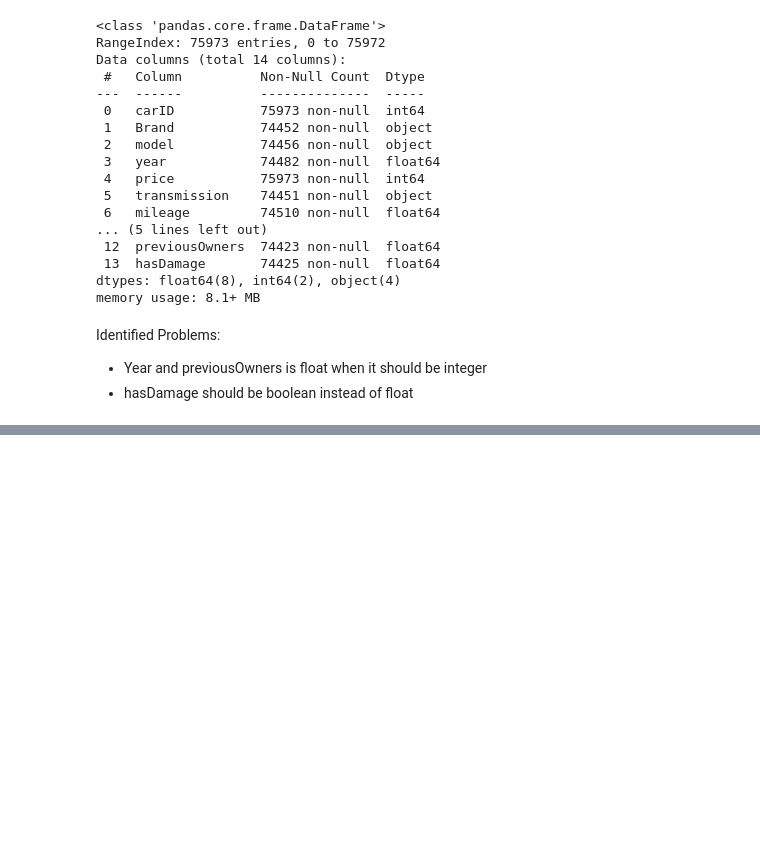
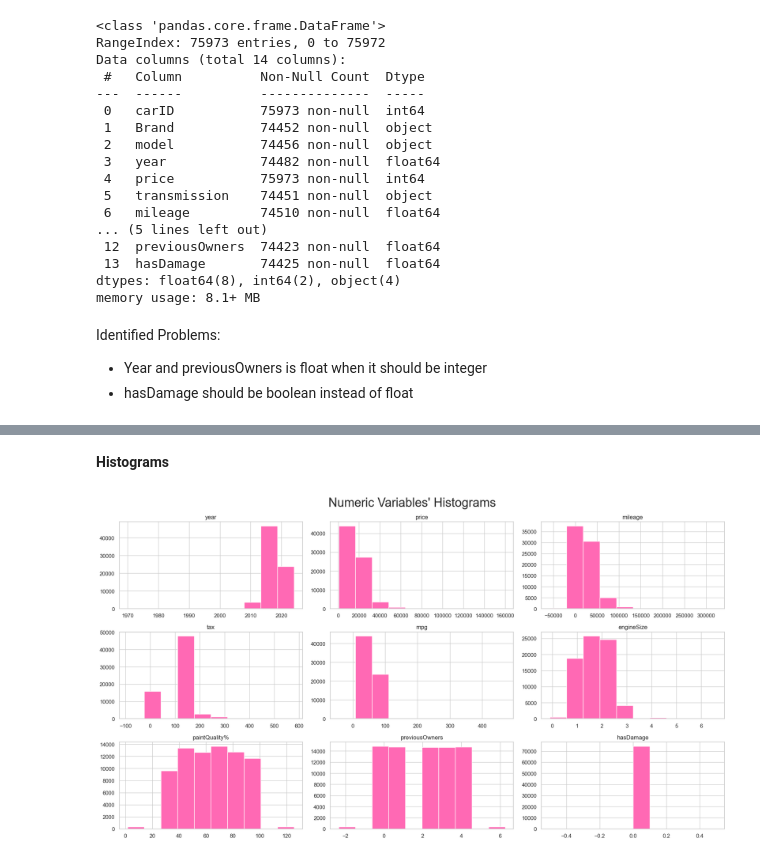
Before and after one commit to barbara-sousa-franco/Machine-Learning-Project, a Jupyter notebook: Deliverable 1.ipynb, the cells around one changed output, grey strips where cells are left out. Drawn from its saved outputs; the diff is of its cells as text; code cells hidden in the pictures; blank space fills up the shorter version.

```diff
--- a/Deliverable 1.ipynb
+++ b/Deliverable 1.ipynb
@@ -1119,0 +299,5 @@ How to deal with NA:
+# %%
+df_train = df_train.set_index ('carID')
+df_test = df_test.set_index ('carID')
+# %%
+numeric_features = df_train.columns.drop(categorical_features)
@@ -1119,0 +316,22 @@ How to deal with NA:
+# %% [markdown]
+**Histograms**
+# %%
+# We will put all the numeric variables' histograms in one figure
+# Prepare figure. Create individual axes where each histogram will be placed
+fig, axes = plt.subplots(ceil(len(numeric_features) / 3 ), 3, figsize=(18, 10))
+
+for ax, feat in zip(axes.flatten(), numeric_features):
+    ax.hist(df_train[feat], color = 'hotpink')
+    ax.set_title(feat)
+
+# Delete empty plots
+for ax in axes.flatten()[len(numeric_features):]:
+    ax.axis('off')
+
+# Add a centered title to the figure:
+plt.suptitle("Numeric Variables' Histograms", fontsize=25)
+
+plt.tight_layout()
+plt.show()
+# %% [output]
+[figure, added]
```
Also changed, not shown: parts of 177 cells of this notebook.
